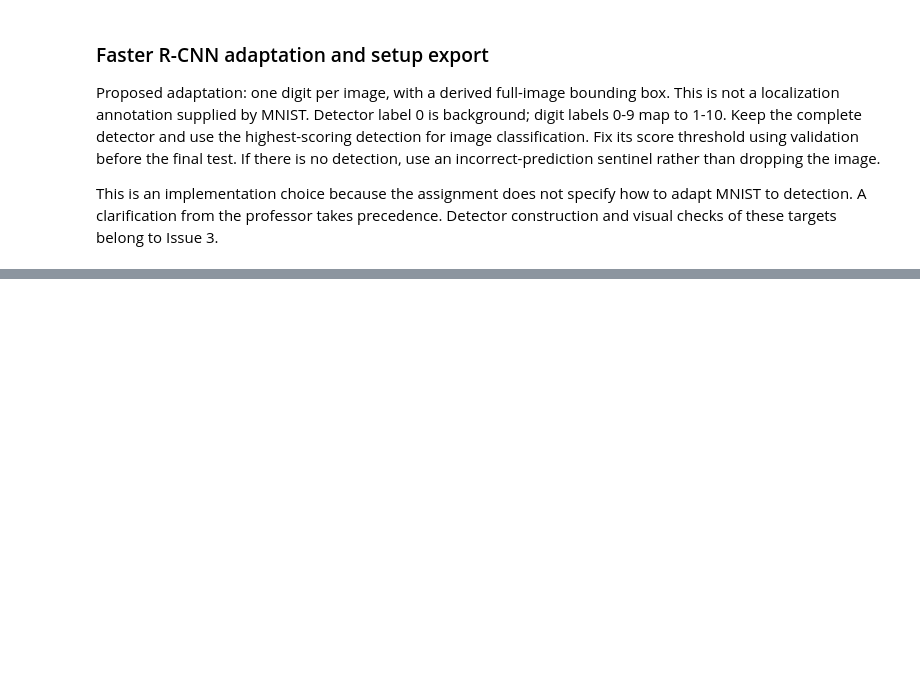
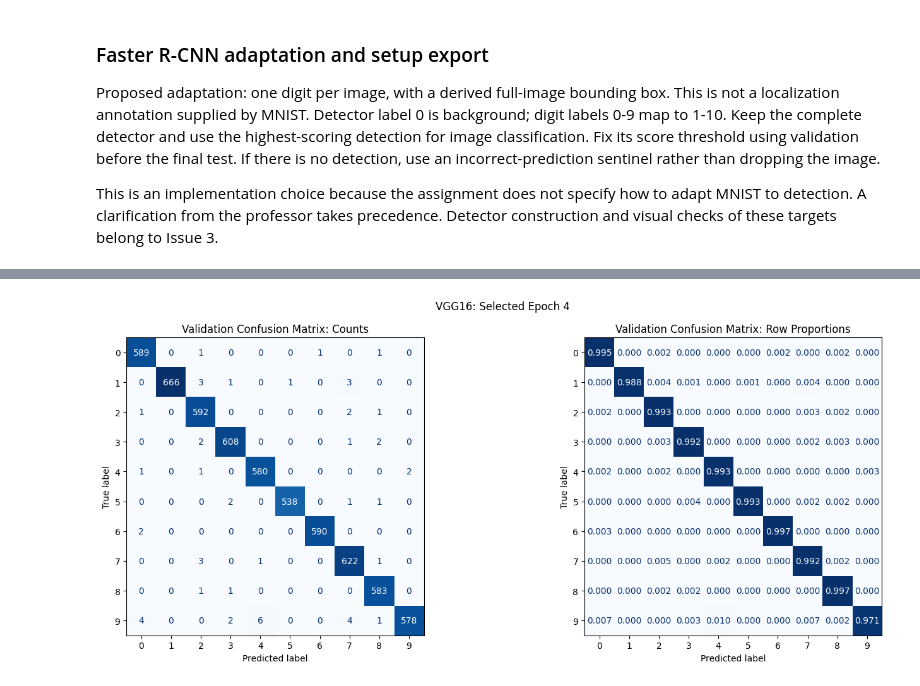
Before and after one commit to soulaimane-22/Deep-Learning-Lab2, a Jupyter notebook: notebooks/03_vgg16_mnist.ipynb, the cells around one changed output, grey strips where cells are left out. Cells and saved outputs as stored; diff of their text form; code cells hidden in the pictures; blank space fills up the shorter version.

Commit message:
Document verified VGG16 fine-tuning and model comparison

```diff
--- a/notebooks/03_vgg16_mnist.ipynb
+++ b/notebooks/03_vgg16_mnist.ipynb
@@ -279,0 +1833,86 @@ Load pretrained VGG16 weights, adapt transforms and the classifier, and fine-tun
+# %%
+from sklearn.metrics import (
+    accuracy_score,
+    classification_report,
+    ConfusionMatrixDisplay,
+    confusion_matrix,
+    f1_score,
+)
+
+vgg_true_labels = vgg_validation_predictions_df["true_digit"].to_numpy()
+vgg_predictions = vgg_validation_predictions_df["predicted_digit"].to_numpy()
+
+assert np.isin(vgg_true_labels, np.arange(10)).all()
+assert np.isin(vgg_predictions, np.arange(10)).all()
+
+verified_accuracy = accuracy_score(vgg_true_labels, vgg_predictions)
+verified_macro_f1 = f1_score(
+    vgg_true_labels,
+    vgg_predictions,
+    labels=np.arange(10),
+    average="macro",
+    zero_division=0,
+)
+
+saved_metrics = vgg_run_config["selected_metrics"]["validation"]
+assert np.isclose(verified_accuracy, saved_metrics["accuracy"], atol=1e-12, rtol=0)
+assert np.isclose(verified_macro_f1, saved_metrics["macro_f1"], atol=1e-12, rtol=0)
+
+vgg_report = classification_report(
+    vgg_true_labels,
+    vgg_predictions,
+    labels=np.arange(10),
+    target_names=[str(digit) for digit in range(10)],
+    output_dict=True,
+    zero_division=0,
+)
+vgg_report_df = pd.DataFrame(vgg_report).T
+vgg_report_df.index.name = "digit_or_summary"
+vgg_report_df.to_csv(
+    RESULTS_DIR / "vgg16_validation_classification_report.csv"
+)
+
+display(vgg_report_df.round(4))
+
+counts = confusion_matrix(
+    vgg_true_labels, vgg_predictions, labels=np.arange(10)
+)
+proportions = counts / counts.sum(axis=1, keepdims=True)
+
+fig, axes = plt.subplots(1, 2, figsize=(15, 6))
+
+for ax, matrix, title, value_format in [
+    (axes[0], counts, "Validation Confusion Matrix: Counts", "d"),
+    (
+        axes[1],
+        proportions,
+        "Validation Confusion Matrix: Row Proportions",
+        ".3f",
+    ),
+]:
+    ConfusionMatrixDisplay(
+        confusion_matrix=matrix,
+        display_labels=np.arange(10),
+    ).plot(
+        ax=ax,
+        cmap="Blues",
+        values_format=value_format,
+        colorbar=False,
+    )
+    ax.set_title(title)
+
+fig.suptitle(f"VGG16: Selected Epoch {vgg_selected_epoch}")
+fig.tight_layout()
+fig.savefig(
+    PLOTS_DIR / "vgg16_validation_confusion.png",
+    dpi=160,
+    bbox_inches="tight",
+)
+plt.show()
+
+print("Validation accuracy:", verified_accuracy)
+print("Validation macro-F1:", verified_macro_f1)
+print("Validation errors:", int((vgg_true_labels != vgg_predictions).sum()))
+print("PASS: saved predictions reproduce the selected validation metrics.")
+print("No training or test evaluation performed.")
+# %% [output]
@@ -279,0 +1934 @@ Load pretrained VGG16 weights, adapt transforms and the classifier, and fine-tun
+[figure, added]
```
Also changed, not shown: parts of 27 cells of this notebook, 4 other files.
